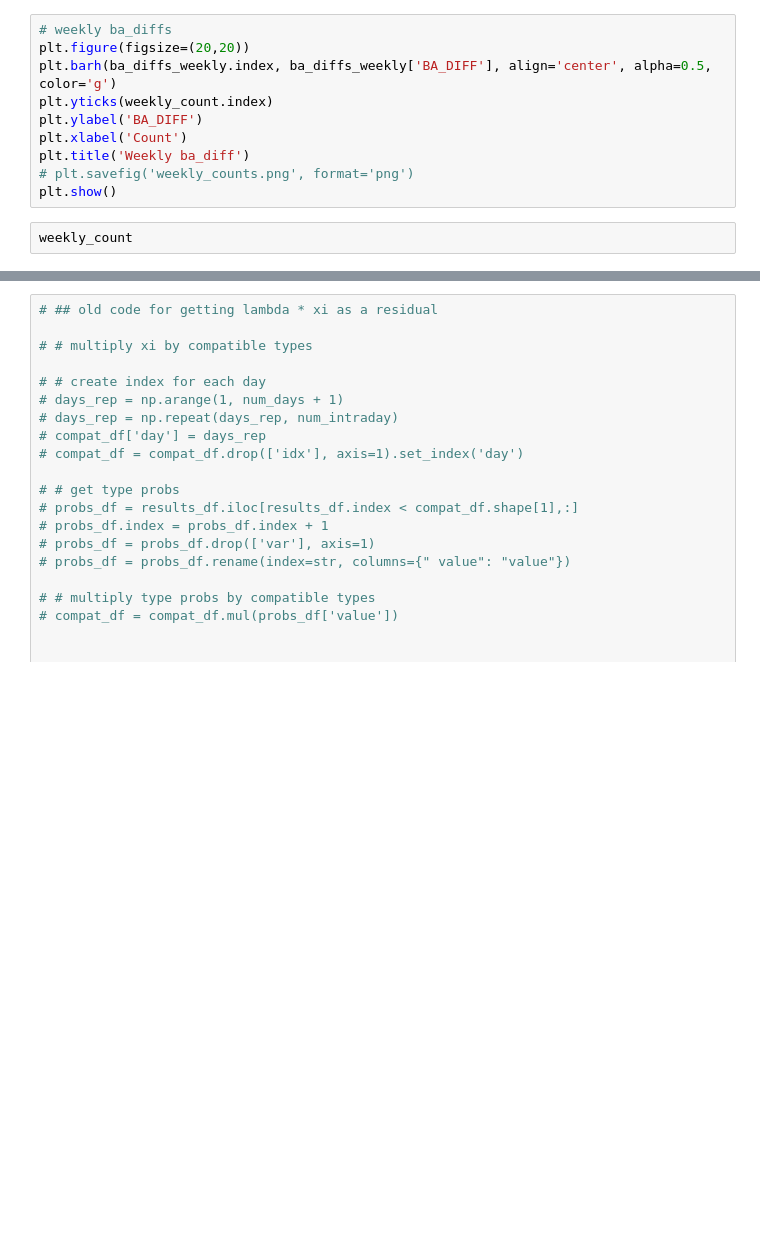
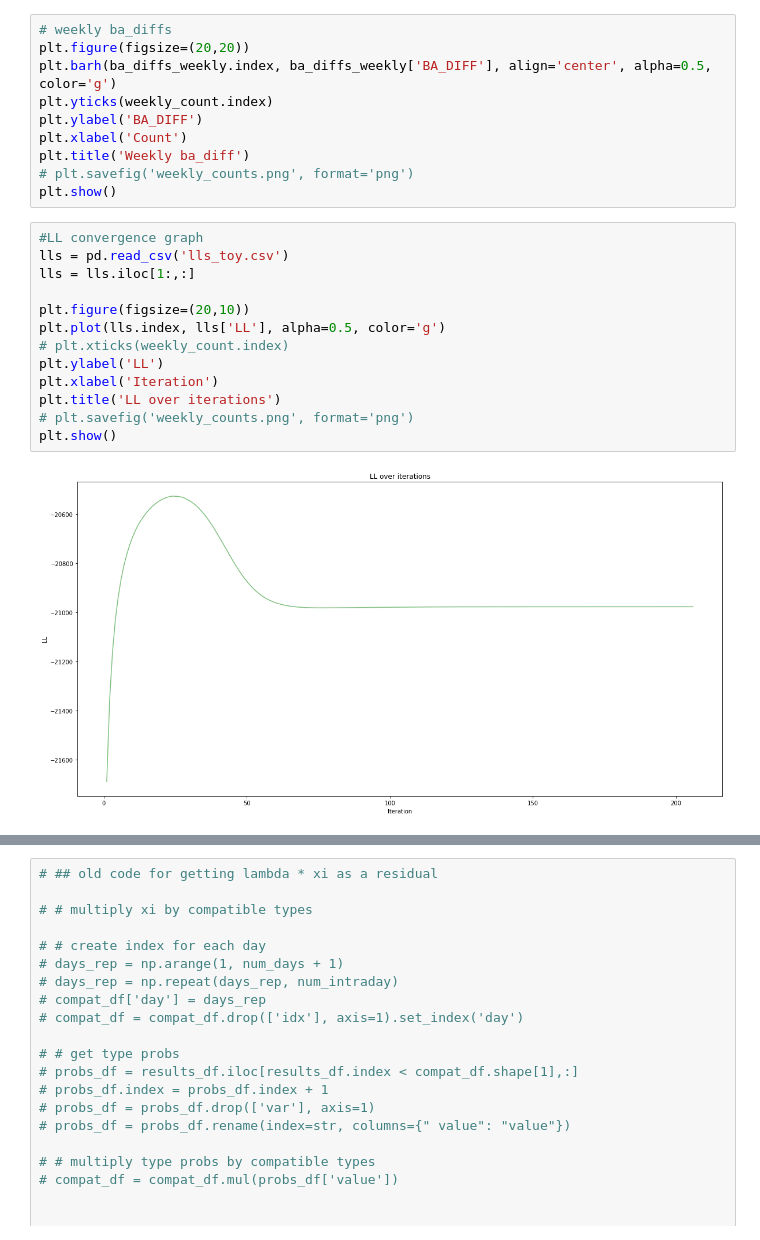
Before and after one commit to johngao2/EM-hotel-demand, a Jupyter notebook: EM_extension/model/sprint4/Result EDA.ipynb, the cells around one changed output, grey strips where cells are left out. Saved outputs shown, nothing was run; the diff lists cells and outputs as text; blank space fills up the shorter version.

Commit message:
viz for ll change over time

```diff
--- a/EM_extension/model/sprint4/Result EDA.ipynb
+++ b/EM_extension/model/sprint4/Result EDA.ipynb
@@ -149,5 +147,18 @@ plt.xlabel('Count')
 plt.title('Weekly ba_diff')
 # plt.savefig('weekly_counts.png', format='png')
 plt.show()
-# %%
-weekly_count
+# %%
+#LL convergence graph
+lls = pd.read_csv('lls_toy.csv')
+lls = lls.iloc[1:,:]
+
+plt.figure(figsize=(20,10))
+plt.plot(lls.index, lls['LL'], alpha=0.5, color='g')
+# plt.xticks(weekly_count.index)
+plt.ylabel('LL')
+plt.xlabel('Iteration')
+plt.title('LL over iterations')
+# plt.savefig('weekly_counts.png', format='png')
+plt.show()
+# %% [output]
+[figure, added]
```
Also changed, not shown: parts of 2 cells of this notebook, 3 other files.
